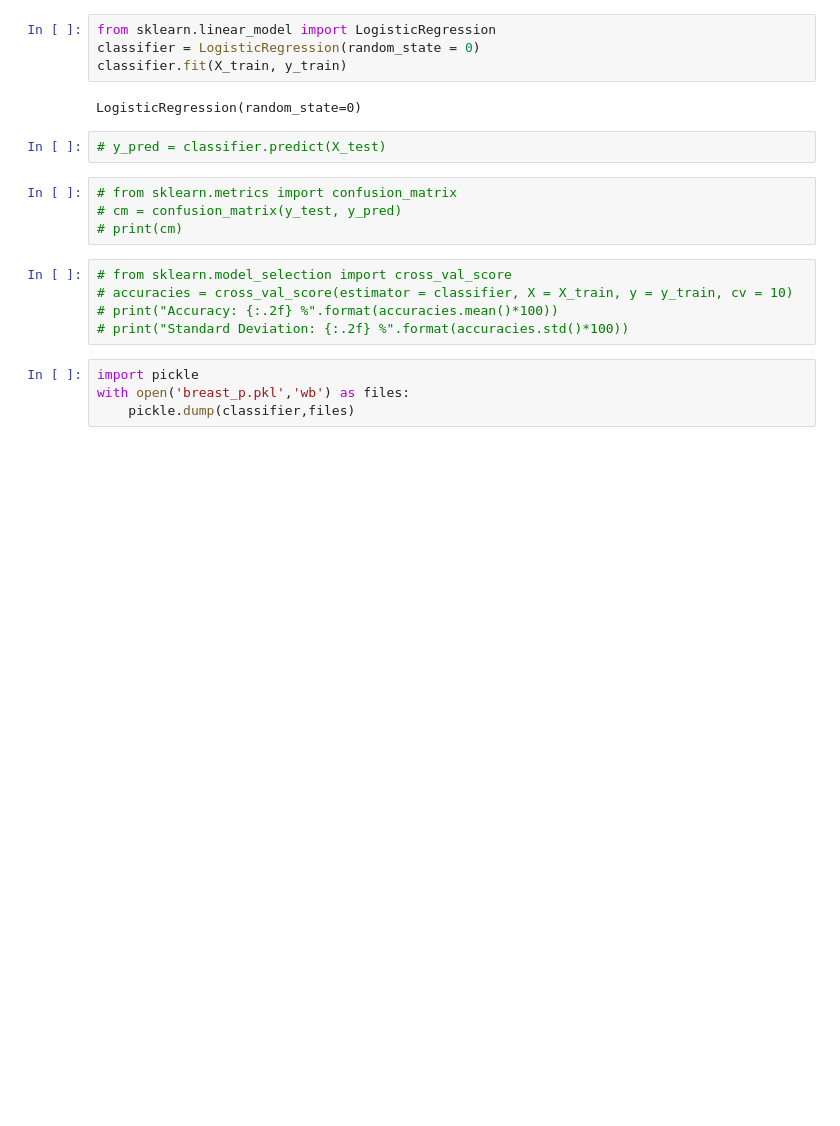
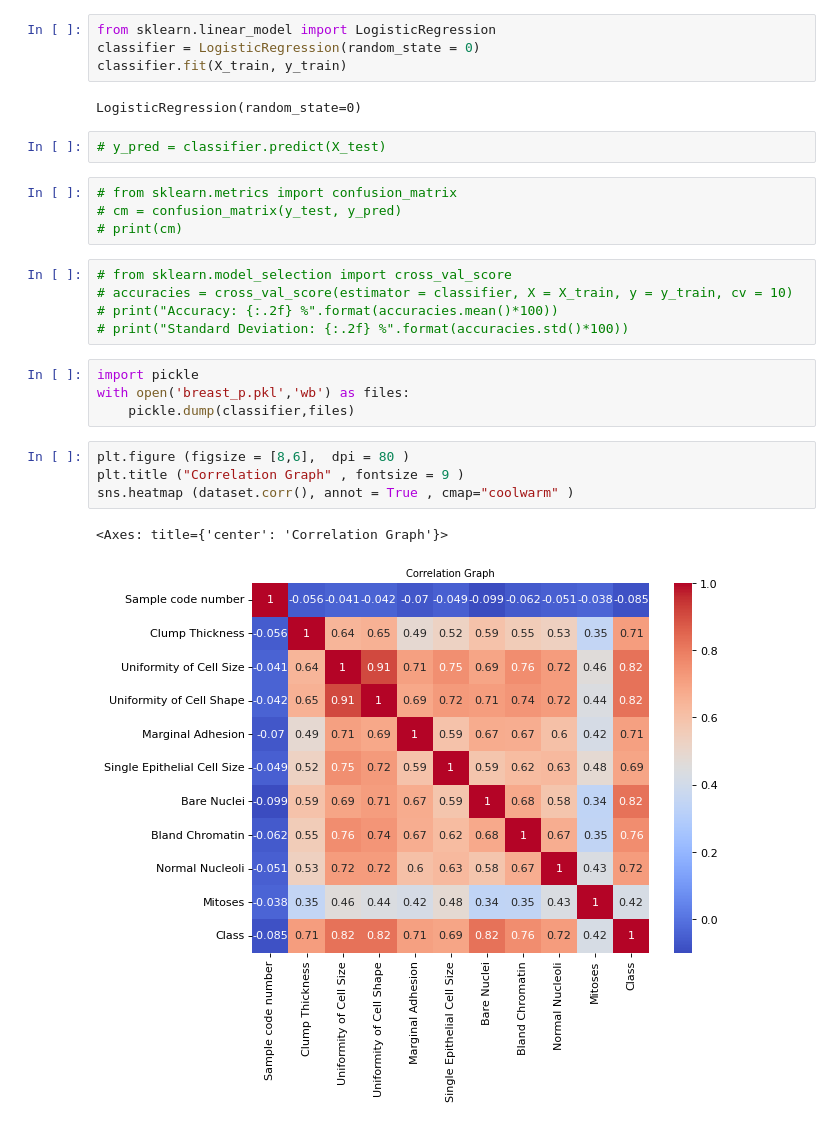
Before and after one commit to VortexKnight7/Health-Care-Analyzer, a Jupyter notebook: breast_cancer.ipynb, the cells around one changed output. Cells and saved outputs as stored; diff of their text form; blank space fills up the shorter version.

```diff
--- a/breast_cancer.ipynb
+++ b/breast_cancer.ipynb
@@ -28,3 +30,10 @@ LogisticRegression(random_state=0)
 import pickle
 with open('breast_p.pkl','wb') as files:
     pickle.dump(classifier,files)
+# %%
+plt.figure (figsize = [8,6],  dpi = 80 )
+plt.title ("Correlation Graph" , fontsize = 9 )
+sns.heatmap (dataset.corr(), annot = True , cmap="coolwarm" )
+# %% [output]
+<Axes: title={'center': 'Correlation Graph'}>
+[figure, added]
```
Also changed, not shown: parts of 1 cell of this notebook, 34 other files.
